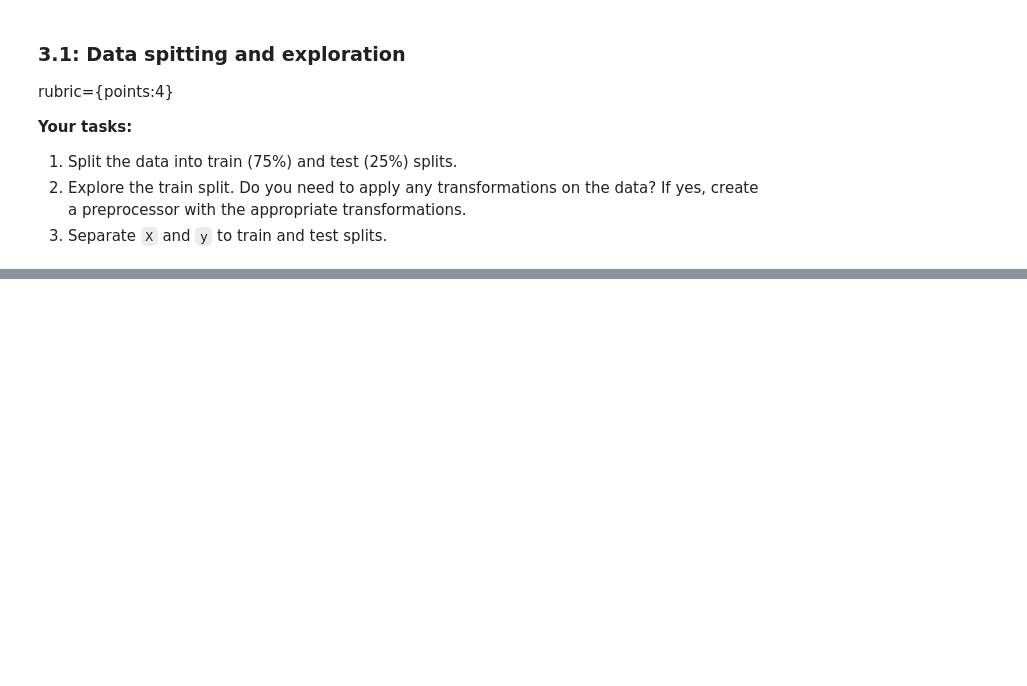
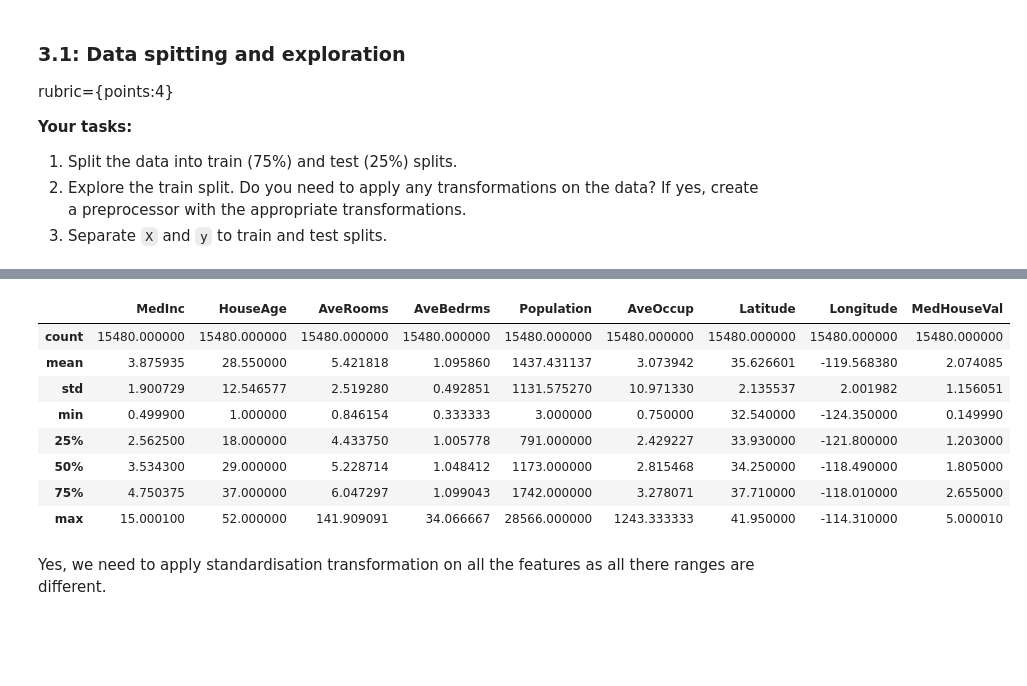
Before and after one commit to timtheteh/Applied-Machine-Learning, a Jupyter notebook: hw/hw5/hw5.ipynb, the cells around one changed output, grey strips where cells are left out. Saved outputs shown, nothing was run; the diff lists cells and outputs as text; code cells hidden in the pictures; blank space fills up the shorter version.

```diff
--- a/hw/hw5/hw5.ipynb
+++ b/hw/hw5/hw5.ipynb
@@ -456,3 +535,6 @@ rubric={points:4}
 1. Split the data into train (75%) and test (25%) splits.
 2. Explore the train split. Do you need to apply any transformations on the data? If yes, create a preprocessor with the appropriate transformations.
 3. Separate `X` and `y` to train and test splits.
+# %%
+train_df, test_df = train_test_split(housing_df, test_size=0.25, random_state=123)
+train_df.info()
@@ -458,0 +558,14 @@ rubric={points:4}
+# %%
+train_df.describe()
+# %% [output]
+|  | MedInc | HouseAge | AveRooms | AveBedrms | Population | AveOccup | Latitude | Longitude | MedHouseVal |
+| count | 15480.000000 | 15480.000000 | 15480.000000 | 15480.000000 | 15480.000000 | 15480.000000 | 15480.000000 | 15480.000000 | 15480.000000 |
+| mean | 3.875935 | 28.550000 | 5.421818 | 1.095860 | 1437.431137 | 3.073942 | 35.626601 | -119.568380 | 2.074085 |
+| std | 1.900729 | 12.546577 | 2.519280 | 0.492851 | 1131.575270 | 10.971330 | 2.135537 | 2.001982 | 1.156051 |
+| min | 0.499900 | 1.000000 | 0.846154 | 0.333333 | 3.000000 | 0.750000 | 32.540000 | -124.350000 | 0.149990 |
+| 25% | 2.562500 | 18.000000 | 4.433750 | 1.005778 | 791.000000 | 2.429227 | 33.930000 | -121.800000 | 1.203000 |
+| 50% | 3.534300 | 29.000000 | 5.228714 | 1.048412 | 1173.000000 | 2.815468 | 34.250000 | -118.490000 | 1.805000 |
+| 75% | 4.750375 | 37.000000 | 6.047297 | 1.099043 | 1742.000000 | 3.278071 | 37.710000 | -118.010000 | 2.655000 |
+| max | 15.000100 | 52.000000 | 141.909091 | 34.066667 | 28566.000000 | 1243.333333 | 41.950000 | -114.310000 | 5.000010 |
+# %% [markdown]
+Yes, we need to apply standardisation transformation on all the features as all there ranges are different.
```
Also changed, not shown: parts of 22 cells of this notebook, 1 other file.
